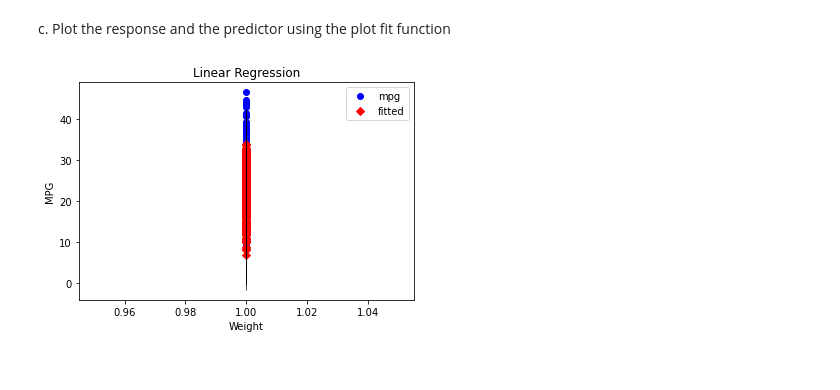
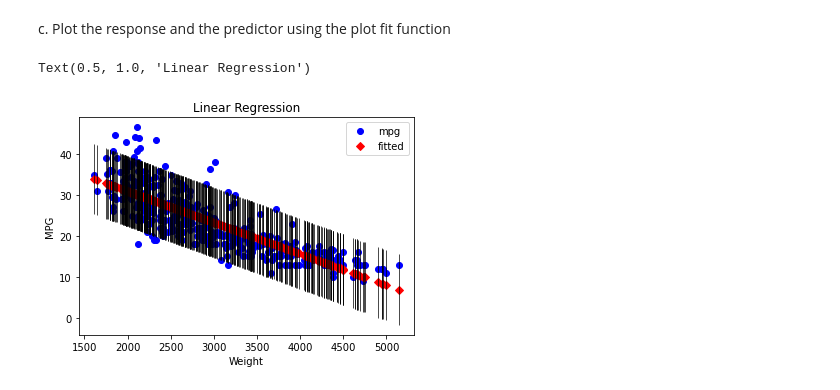
Before and after one commit to nliftman/MSDS, a Jupyter notebook: Data 558/hw2.ipynb, the cells around one changed output. Drawn from its saved outputs; the diff is of its cells as text; code cells hidden in the pictures.

```diff
--- a/Data 558/hw2.ipynb
+++ b/Data 558/hw2.ipynb
@@ -53,8 +124,8 @@ X[:5]
 #pull out the variable that will be our response
 y = df['mpg']
 #create the model and fit it
-model = sm.OLS(y, X)
-results = model.fit()
+model_1 = sm.OLS(y, X)
+results = model_1.fit()
 #summary attribute
 print(results.summary())
 # %% [output]
@@ -81,10 +152,10 @@ We can see that our model's weight coefficient has a p-value that is less than o
 c. Plot the response and the predictor using the plot fit function
 # %%
 fig, ax = plt.subplots()
-fig = sm.graphics.plot_fit(results, 0, ax=ax)
+fig = sm.graphics.plot_fit(results, 1, ax=ax)
 ax.set_ylabel("MPG")
 ax.set_xlabel("Weight")
 ax.set_title("Linear Regression")
-plt.show()
 # %% [output]
+Text(0.5, 1.0, 'Linear Regression')
-[figure, old version]
+[figure, new version]
```
Also changed, not shown: parts of 9 cells of this notebook, 3 other files.
